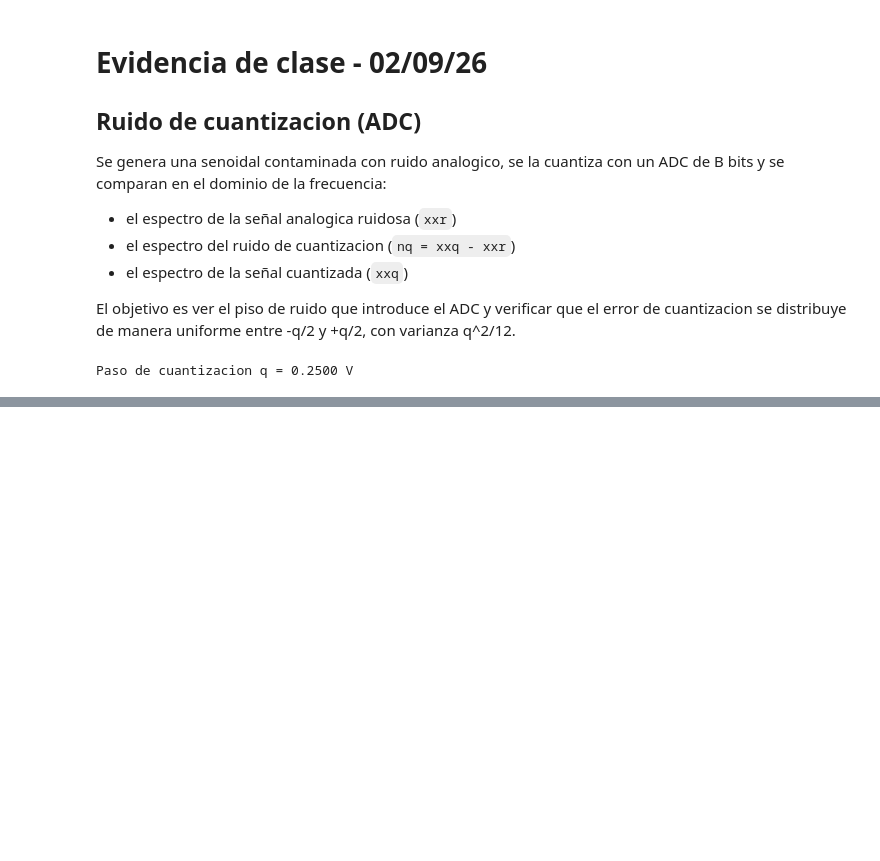
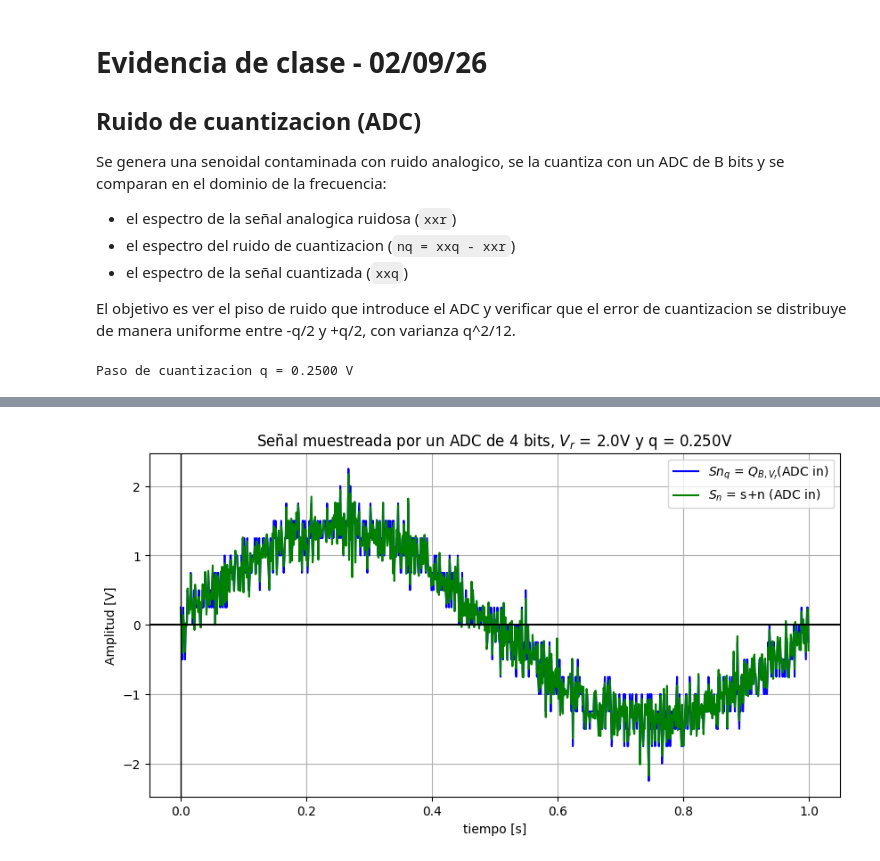
Before and after one commit to Nachoo98/APS-2C, a Jupyter notebook: Evidencia/evidencia-clase-02-09-26.ipynb, the cells around one changed output, grey strips where cells are left out. Cells and saved outputs as stored; diff of their text form; code cells hidden in the pictures; blank space fills up the shorter version.

```diff
--- a/Evidencia/evidencia-clase-02-09-26.ipynb
+++ b/Evidencia/evidencia-clase-02-09-26.ipynb
@@ -144,0 +159,48 @@ Varianza teorica  : 0.005208
+# %%
+#%% ---------------------- FUNCIONES AUXILIARES ------------------
+
+def mi_funcion_seno(vmax=1, dc=0, ff=1, ph=0, nn=N, fs=fs):
+    """Genera una senoidal. Devuelve (tiempo, señal)."""
+    t = np.arange(nn)/fs
+    x = dc + vmax * np.sin(2*np.pi*ff*t + ph)
+    return t, x
+
+
+def mi_fft(x, fs=fs):
+    """FFT normalizada, medio espectro. Devuelve (frecuencia, modulo)."""
+    nn = len(x)
+    X = np.fft.fft(x)/nn
+    freq = np.arange(nn//2) * fs/nn
+    return freq, np.abs(X[:nn//2])
+# %%
+#%% ------------------- ADC + RUIDO ANALOGICO --------------------
+
+t, s = mi_funcion_seno(vmax=np.sqrt(2), ff=fs/N)   # 1 ciclo en la ventana
+
+n_bits = 4
+k_n = 10                                   # P_n = k_n * P_q
+Vfs = 2
+q = (2*Vfs)/(np.power(2, n_bits))          # paso de cuantizacion
+P_q = q**2/12                              # potencia del ruido de cuantizacion
+P_n = k_n * P_q                            # potencia del ruido analogico
+sigma = np.sqrt(P_n)
+n = np.random.normal(scale=sigma, size=len(t))
+
+sn = s + n                                 # entrada del ADC
+sn_cuantizada = np.round(sn/q)*q           # salida del ADC
+
+titulo = "ADC de {:d} bits, $V_r$ = {:.1f}V y q = {:.3f}V".format(n_bits, Vfs, q)
+
+plt.figure(1, figsize=(10, 5))
+plt.plot(t, sn_cuantizada, color="blue",  label="$Sn_q$ = $Q_{B,V_f}$(ADC in)")
+plt.plot(t, sn,            color="green", label="$S_n$ = s+n (ADC in)")
+plt.title("Señal muestreada por un " + titulo)
+plt.xlabel("tiempo [s]")
+plt.ylabel("Amplitud [V]")
+plt.grid()
+plt.axhline(0, color="black")
+plt.axvline(0, color="black", linewidth=1)
+plt.legend()
+plt.show()
+# %% [output]
+[figure, added]
```
Also changed, not shown: parts of 8 cells of this notebook, 1 other file.
